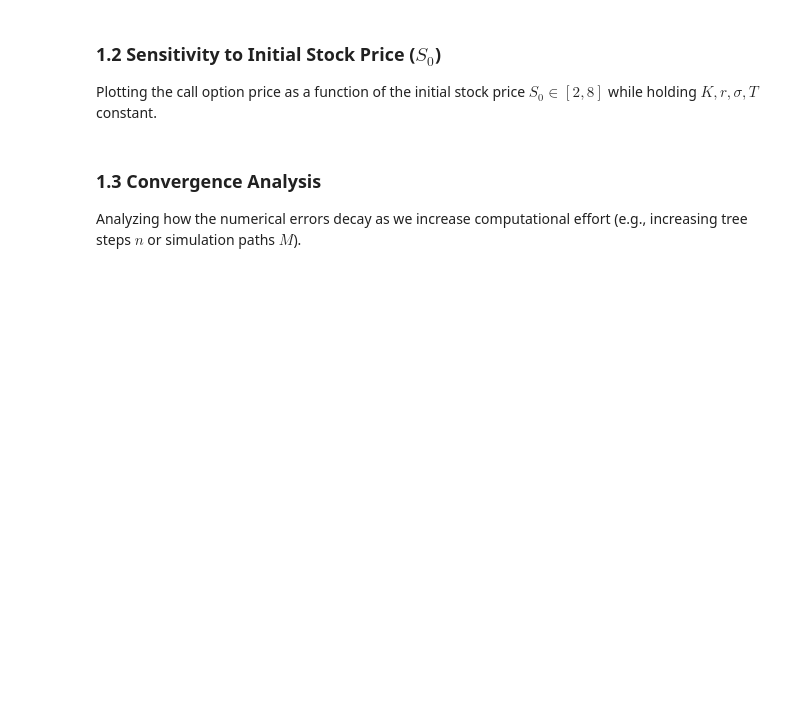
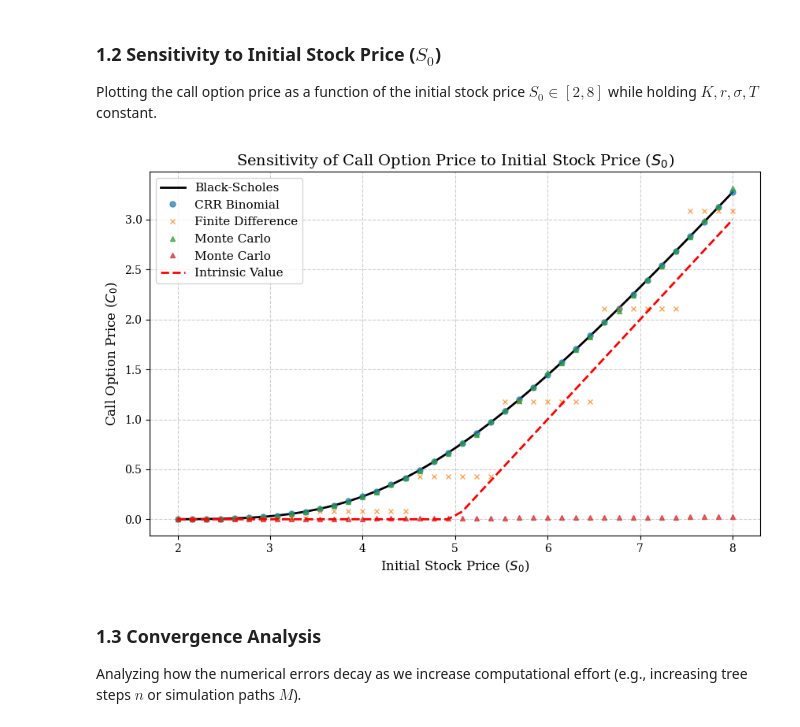
Before and after one commit to ImperialCollegeLondon/Option_Pricing_with_Stochastic_Volatility_Model_M2R_Group_51, a Jupyter notebook: Week_1/OptionPricing.ipynb, the cells around one changed output. Cells and saved outputs as stored; diff of their text form; code cells hidden in the pictures; blank space fills up the shorter version.

```diff
--- a/Week_1/OptionPricing.ipynb
+++ b/Week_1/OptionPricing.ipynb
@@ -36,6 +37,15 @@ sigma = 0.3   # Volatility
 T = 1.0       # Time to maturity (in years)
 # %% [markdown]
 ### Method 1: Closed-Form Black-Scholes Formula (Benchmark)
+# %%
+def option_price_bs(S0, K, r, sigma, T):
+    """
+    Black-Scholes closed form solutions for call option
+    """
+    d1 = (np.log(S0 / K) + (r + 0.5 * sigma**2) * T) / (sigma * np.sqrt(T))
+    d2 = d1 - sigma * np.sqrt(T)
+    call_price = S0 * si.norm.cdf(d1) - K * np.exp(-r * T) * si.norm.cdf(d2)
+    return call_price
 # %% [markdown]
 ### Method 2: CRR Binomial Model
 # %% [markdown]
@@ -416,6 +636,45 @@ Comparing the absolute error, relative error, and runtime for each numerical met
 # %% [markdown]
 ### 1.2 Sensitivity to Initial Stock Price ($S_0$)
 Plotting the call option price as a function of the initial stock price $S_0 \in [2, 8]$ while holding $K, r, \sigma, T$ constant.
+# %%
+import matplotlib.pyplot as plt
+import numpy as np
+
+# 定义 S0 的区间 [2, 8]
+S0_values = np.linspace(2, 8, 40)
+
+bs_prices = []
+crr_prices = []
+fdm_prices = []
+mc_prices = []
+
+# 计算各个 S0 下的价格
+for s in S0_values:
+    bs_prices.append(option_price_bs(s, K, r, sigma, T))
+    crr_prices.append(option_price_crr(s, K, r, sigma, T, 100))
+    # 替换为实际函数
+    fdm_prices.append(fd_call_price(s, K, r, sigma, T, 100, 100))
+    mc_prices.append(option_price_monte_carlo(s, K, r, sigma, T, 10000))
+
+# 绘图
+plt.figure(figsize=(10, 6), dpi=100)
+plt.plot(S0_values, bs_prices, label="Black-Scholes", color='black', linewidth=2)
+plt.plot(S0_values, crr_prices, 'o', label="CRR Binomial", markersize=5, alpha=0.7)
+plt.plot(S0_values, fdm_prices, 'x', label="Finite Difference", markersize=5, alpha=0.7)
+plt.plot(S0_values, mc_prices, '^', label="Monte Carlo", markersize=5, alpha=0.7)
+
+# 绘制内含价值 (Payoff at T=0)
+intrinsic_value = np.maximum(S0_values - K, 0)
+plt.plot(S0_values, intrinsic_value, 'r--', label="Intrinsic Value", linewidth=2)
+
+plt.title("Sensitivity of Call Option Price to Initial Stock Price ($S_0$)", fontsize=14)
+plt.xlabel("Initial Stock Price ($S_0$)", fontsize=12)
+plt.ylabel("Call Option Price ($C_0$)", fontsize=12)
+plt.legend(fontsize=11)
+plt.grid(True, linestyle='--', alpha=0.6)
+plt.show()
+# %% [output]
+[figure, added]
 # %% [markdown]
 ### 1.3 Convergence Analysis
 Analyzing how the numerical errors decay as we increase computational effort (e.g., increasing tree steps $n$ or simulation paths $M$).
```
Also changed, not shown: parts of 7 cells of this notebook.
